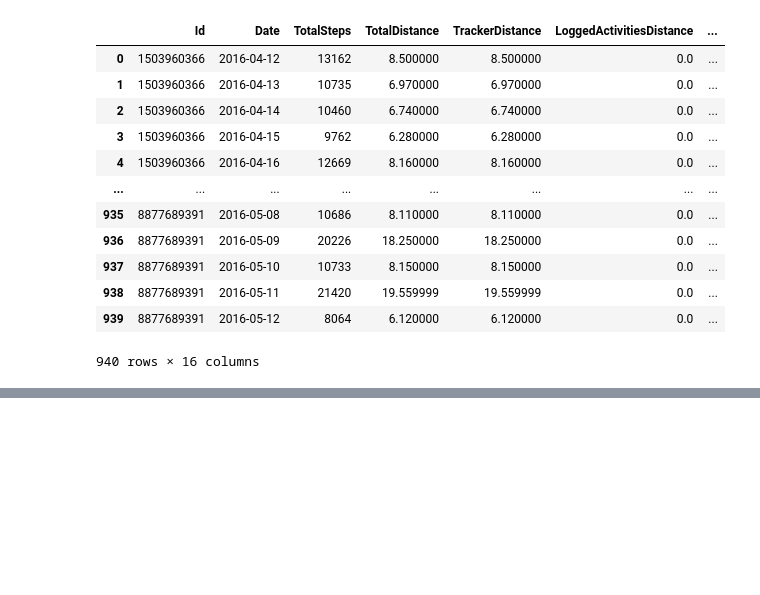
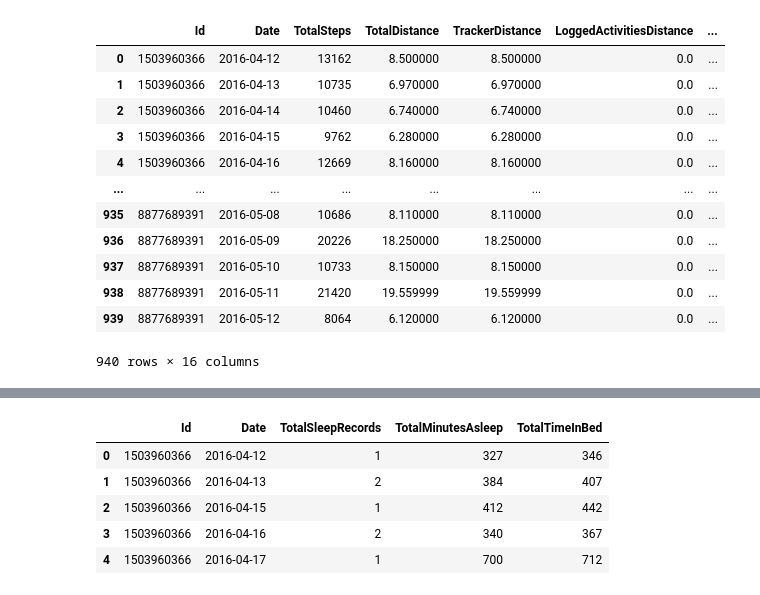
Before and after one commit to Aishani1234/Bellabeat_Case-Study, a Jupyter notebook: DataExploration.ipynb, the cells around one changed output, grey strips where cells are left out. Cells and saved outputs as stored; diff of their text form; code cells hidden in the pictures; blank space fills up the shorter version.

```diff
--- a/DataExploration.ipynb
+++ b/DataExploration.ipynb
@@ -267,0 +291,9 @@ New_Daily_df
+# %%
+daily_sleep.head()
+# %% [output]
+|  | Id | Date | TotalSleepRecords | TotalMinutesAsleep | TotalTimeInBed |
+| 0 | 1503960366 | 2016-04-12 | 1 | 327 | 346 |
+| 1 | 1503960366 | 2016-04-13 | 2 | 384 | 407 |
+| 2 | 1503960366 | 2016-04-15 | 1 | 412 | 442 |
+| 3 | 1503960366 | 2016-04-16 | 2 | 340 | 367 |
+| 4 | 1503960366 | 2016-04-17 | 1 | 700 | 712 |
```
Also changed, not shown: parts of 13 cells of this notebook.
